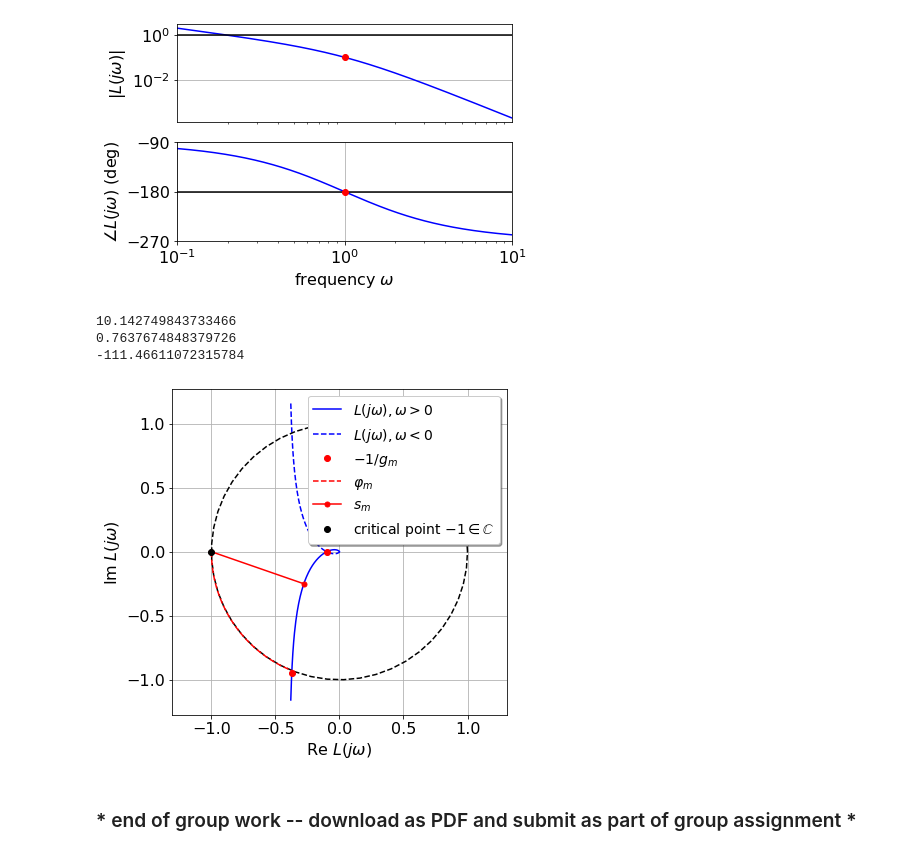
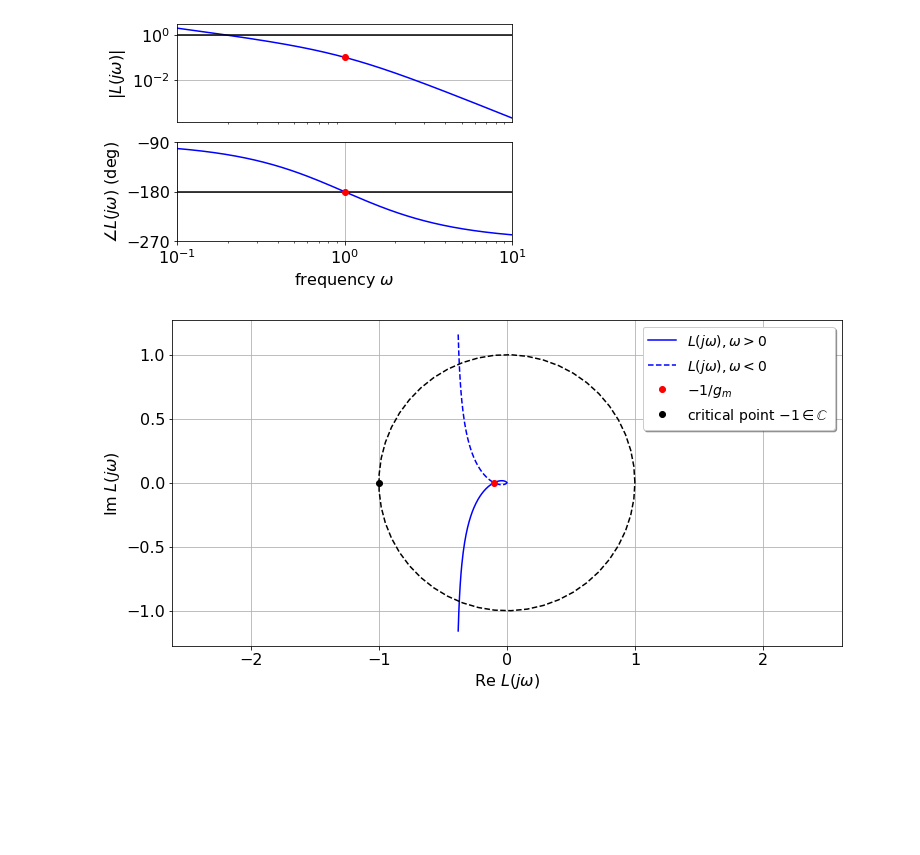
Before and after one commit to JGSuw/ee447_hw_solutions_public, a Jupyter notebook: 447_gw8_solutions.ipynb, the cells around one changed output. Cells and saved outputs as stored; diff of their text form; code cells hidden in the pictures; blank space fills up the shorter version.

Commit message:
tweaks to group work 8 solution, ready for upload

```diff
--- a/447_gw8_solutions.ipynb
+++ b/447_gw8_solutions.ipynb
@@ -138,56 +141,38 @@ for ax in axs:
 # %%
 omega = np.linspace(0.16,10,1000)
 Omega = L(1.j*omega)
-
-abs_L = np.abs(Omega)
-angle_L = np.unwrap(np.angle(Omega))*180./np.pi
-
 circle = np.exp(1.j*np.linspace(0.,2*np.pi))
 
 # index (i.e. entry) of Omega array corresponding to stability margin
 g_m_idx = (angle_L < -180).nonzero()[0][0]
-phi_m_idx = np.argmin(np.min(np.abs(Omega - circle[:,np.newaxis]),axis=0))
-s_m_idx = np.argmin(np.abs(Omega - (-1.)))
 
 # numerical value of stability margin
 g_m = -1./Omega[g_m_idx].real
-phi_m = np.angle(Omega[phi_m_idx])*180./np.pi
-phi_m_arc = np.exp(1.j*np.linspace(-180,phi_m)*np.pi/180.)
-s_m = np.abs(Omega[s_m_idx] - (-1.))
-print(g_m)
-print(s_m)
-print(phi_m)
-
 axs = []
 
-plt.figure(figsize=(6,6))
+plt.figure(figsize=(12,6))
 ax = plt.subplot(1,1,1); ax.grid('on'); ax.axis('equal')
+
 # Omega, i.e. graph of L(j omega)
 ax.plot(Omega.real,Omega.imag,'b-',label=r'$L(j\omega), \omega > 0$')
 ax.plot(Omega.real,-Omega.imag,'b--',label=r'$L(j\omega), \omega < 0$')
+
 # unit circle
 ax.plot(circle.real,circle.imag,'k--')
-# stability margins
+
+# gain margin
 ax.plot(-1./g_m,0.,'ro',label=r'$-1/g_m$')
-ax.plot(phi_m_arc.real,phi_m_arc.imag,'r--',label=r'$\varphi_m$')
-ax.plot(Omega[phi_m_idx].real,Omega[phi_m_idx].imag,'ro')
-ax.plot([-1.,Omega[s_m_idx].real],[0.,Omega[s_m_idx].imag],'r.-',ms=10,label=r'$s_m$')
-# critical point (-1. + 0.j)
 ax.plot(-1.,0.,'ko',label=r'critical point $-1\in\mathbb{C}$')
+
 # legend and labels
 ax.legend(fontsize=14,frameon=True,shadow=True)
 ax.set_xlabel(r'$\operatorname{Re}\ L(j\omega)$')
 ax.set_ylabel(r'$\operatorname{Im}\ L(j\omega)$');
 axs.append(ax)
 
 for ax in axs:
   for item in ([ax.title, ax.xaxis.label, ax.yaxis.label] +
                ax.get_xticklabels() + ax.get_yticklabels()):
       item.set_fontsize(16)
 # %% [output]
-10.142749843733466
-0.7637674848379726
--111.46611072315784
-[figure, old version]
+[figure, new version]
-# %% [markdown]
-### * end of group work -- download as PDF and submit as part of group assignment *
```
Also changed, not shown: parts of 3 cells of this notebook.
